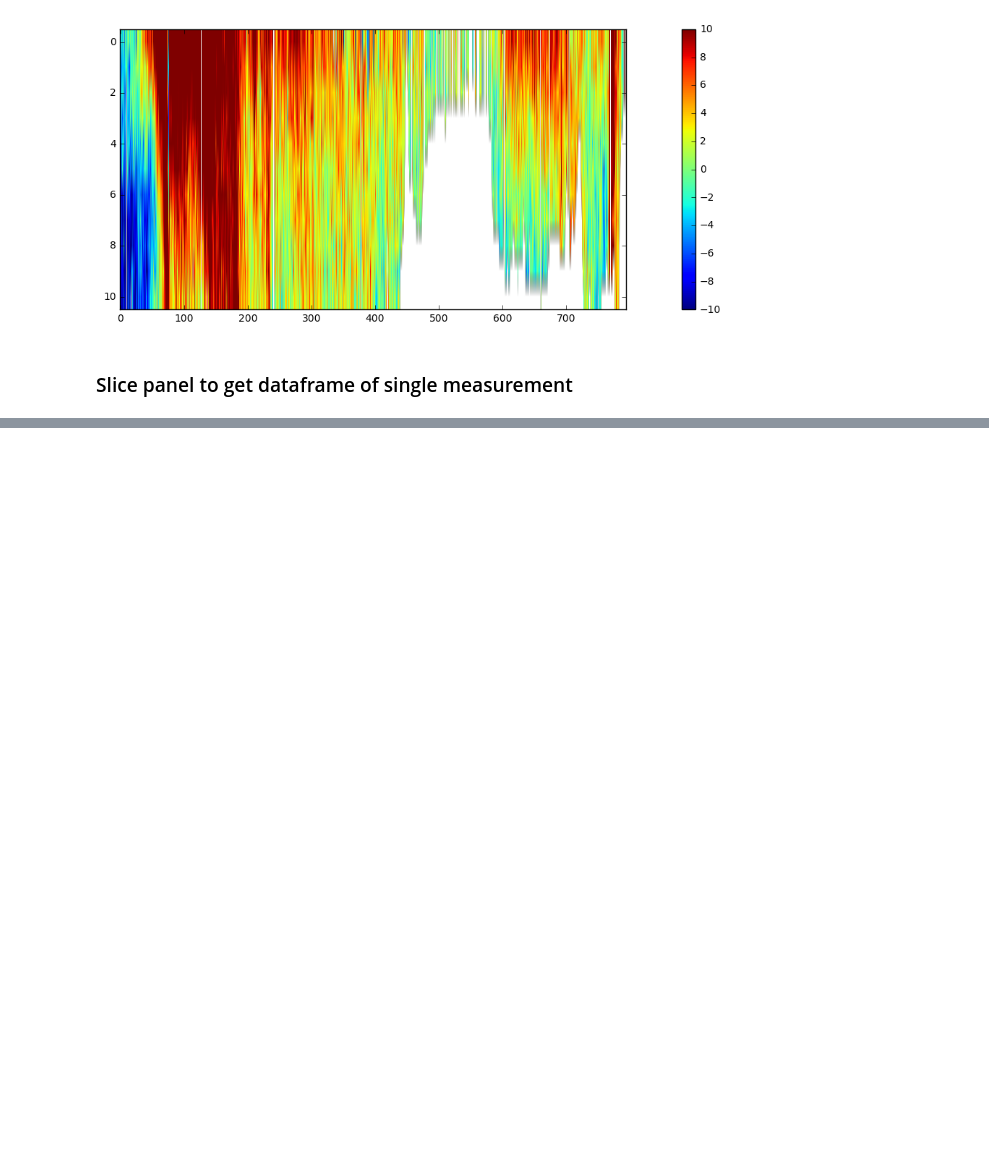
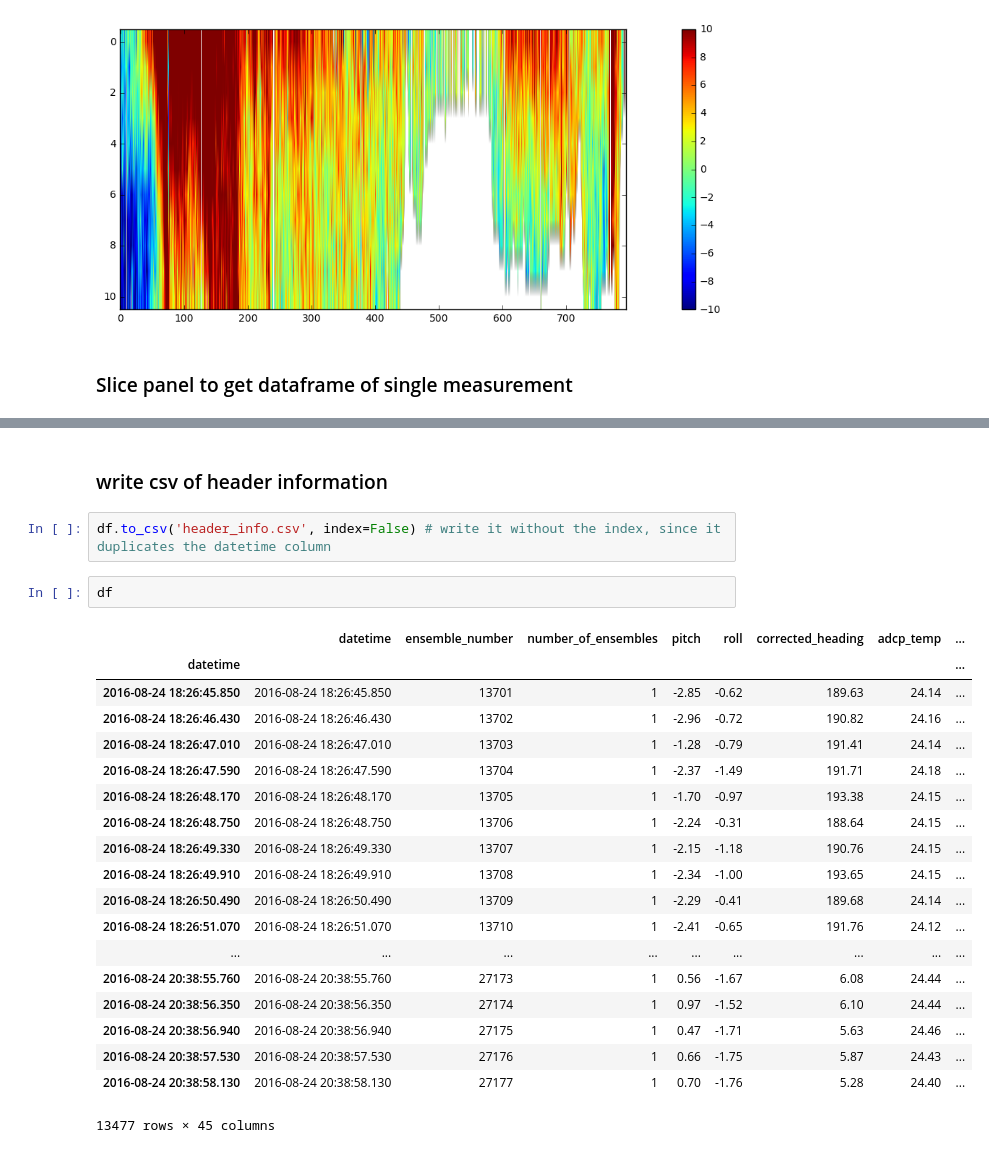
Before and after one commit to aleaf/ADCP, a Jupyter notebook: demo.ipynb, the cells around one changed output, grey strips where cells are left out. Saved outputs shown, nothing was run; the diff lists cells and outputs as text; blank space fills up the shorter version.

```diff
--- a/demo.ipynb
+++ b/demo.ipynb
@@ -234,0 +296,26 @@ pn.ix['2016-08-24 18:26:45.85', :, :]
+# %% [markdown]
+### write csv of header information
+# %%
+df.to_csv('header_info.csv', index=False) # write it without the index, since it duplicates the datetime column
+# %%
+df
+# %% [output]
+|  | datetime | ensemble_number | number_of_ensembles | pitch | roll | corrected_heading | adcp_temp | ... |
+| datetime |  |  |  |  |  |  |  | ... |
+| 2016-08-24 18:26:45.850 | 2016-08-24 18:26:45.850 | 13701 | 1 | -2.85 | -0.62 | 189.63 | 24.14 | ... |
+| 2016-08-24 18:26:46.430 | 2016-08-24 18:26:46.430 | 13702 | 1 | -2.96 | -0.72 | 190.82 | 24.16 | ... |
+| 2016-08-24 18:26:47.010 | 2016-08-24 18:26:47.010 | 13703 | 1 | -1.28 | -0.79 | 191.41 | 24.14 | ... |
+| 2016-08-24 18:26:47.590 | 2016-08-24 18:26:47.590 | 13704 | 1 | -2.37 | -1.49 | 191.71 | 24.18 | ... |
+| 2016-08-24 18:26:48.170 | 2016-08-24 18:26:48.170 | 13705 | 1 | -1.70 | -0.97 | 193.38 | 24.15 | ... |
+| 2016-08-24 18:26:48.750 | 2016-08-24 18:26:48.750 | 13706 | 1 | -2.24 | -0.31 | 188.64 | 24.15 | ... |
+| 2016-08-24 18:26:49.330 | 2016-08-24 18:26:49.330 | 13707 | 1 | -2.15 | -1.18 | 190.76 | 24.15 | ... |
+| 2016-08-24 18:26:49.910 | 2016-08-24 18:26:49.910 | 13708 | 1 | -2.34 | -1.00 | 193.65 | 24.15 | ... |
+| 2016-08-24 18:26:50.490 | 2016-08-24 18:26:50.490 | 13709 | 1 | -2.29 | -0.41 | 189.68 | 24.14 | ... |
+| 2016-08-24 18:26:51.070 | 2016-08-24 18:26:51.070 | 13710 | 1 | -2.41 | -0.65 | 191.76 | 24.12 | ... |
+| ... | ... | ... | ... | ... | ... | ... | ... | ... |
+| 2016-08-24 20:38:55.760 | 2016-08-24 20:38:55.760 | 27173 | 1 | 0.56 | -1.67 | 6.08 | 24.44 | ... |
+| 2016-08-24 20:38:56.350 | 2016-08-24 20:38:56.350 | 27174 | 1 | 0.97 | -1.52 | 6.10 | 24.44 | ... |
+| 2016-08-24 20:38:56.940 | 2016-08-24 20:38:56.940 | 27175 | 1 | 0.47 | -1.71 | 5.63 | 24.46 | ... |
+| 2016-08-24 20:38:57.530 | 2016-08-24 20:38:57.530 | 27176 | 1 | 0.66 | -1.75 | 5.87 | 24.43 | ... |
+| 2016-08-24 20:38:58.130 | 2016-08-24 20:38:58.130 | 27177 | 1 | 0.70 | -1.76 | 5.28 | 24.40 | ... |
+13477 rows × 45 columns
```
Also changed, not shown: parts of 13 cells of this notebook, 1 other file.
